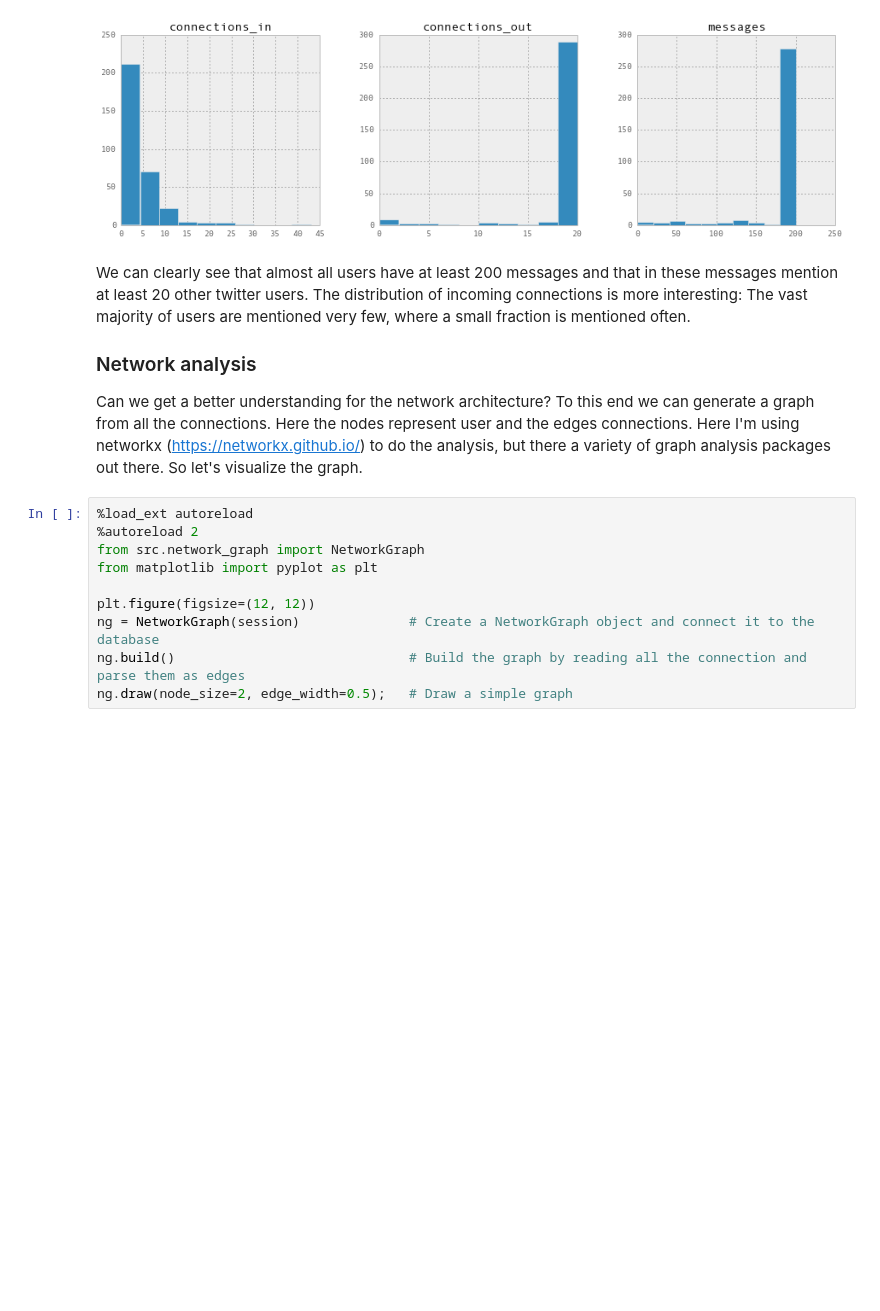
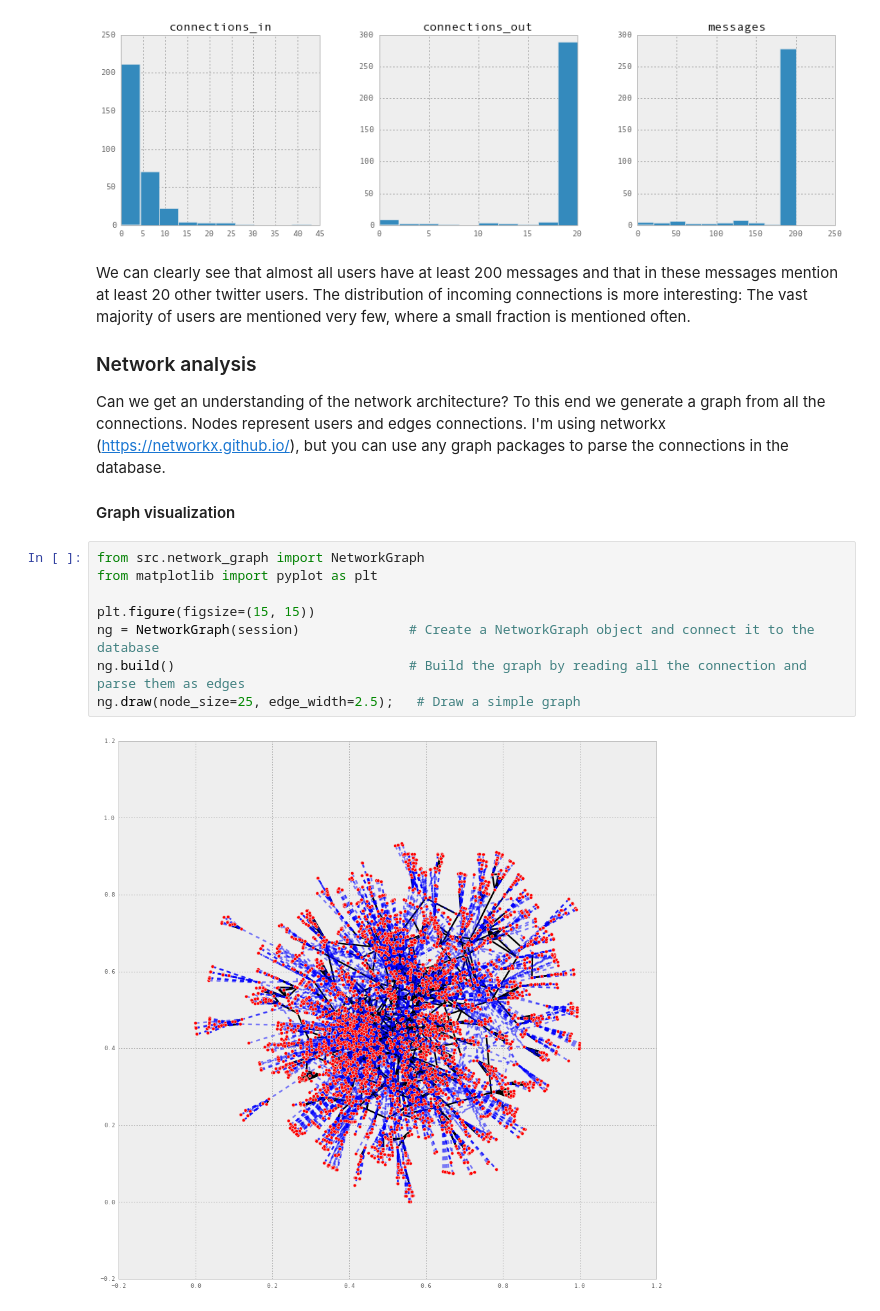
Before and after one commit to carrillo/social-media-analyst, a Jupyter notebook: gather-twitter-info-example.ipynb, the cells around one changed output. Cells and saved outputs as stored; diff of their text form; blank space fills up the shorter version.

```diff
--- a/gather-twitter-info-example.ipynb
+++ b/gather-twitter-info-example.ipynb
@@ -87,14 +88,16 @@ We can clearly see that almost all users have at least 200 messages and that in
 
 ### Network analysis
 
-Can we get a better understanding for the network architecture? To this end we can generate a graph from all the connections. Here the nodes represent user and the edges connections. Here I'm using networkx (https://networkx.github.io/) to do the analysis, but there a variety of graph analysis packages out there. So let's visualize the graph.
+Can we get an understanding of the network architecture? To this end we generate a graph from all the connections. Nodes represent users and edges connections. I'm using networkx (https://networkx.github.io/), but you can use any graph packages to parse the connections in the database.
+
+#### Graph visualization
 # %%
-%load_ext autoreload
-%autoreload 2
 from src.network_graph import NetworkGraph
 from matplotlib import pyplot as plt
 
-plt.figure(figsize=(12, 12))
+plt.figure(figsize=(15, 15))
 ng = NetworkGraph(session)              # Create a NetworkGraph object and connect it to the database
 ng.build()                              # Build the graph by reading all the connection and parse them as edges
-ng.draw(node_size=2, edge_width=0.5);   # Draw a simple graph
+ng.draw(node_size=25, edge_width=2.5);   # Draw a simple graph
+# %% [output]
+[figure, added]
```
Also changed, not shown: parts of 7 cells of this notebook, 1 other file.
